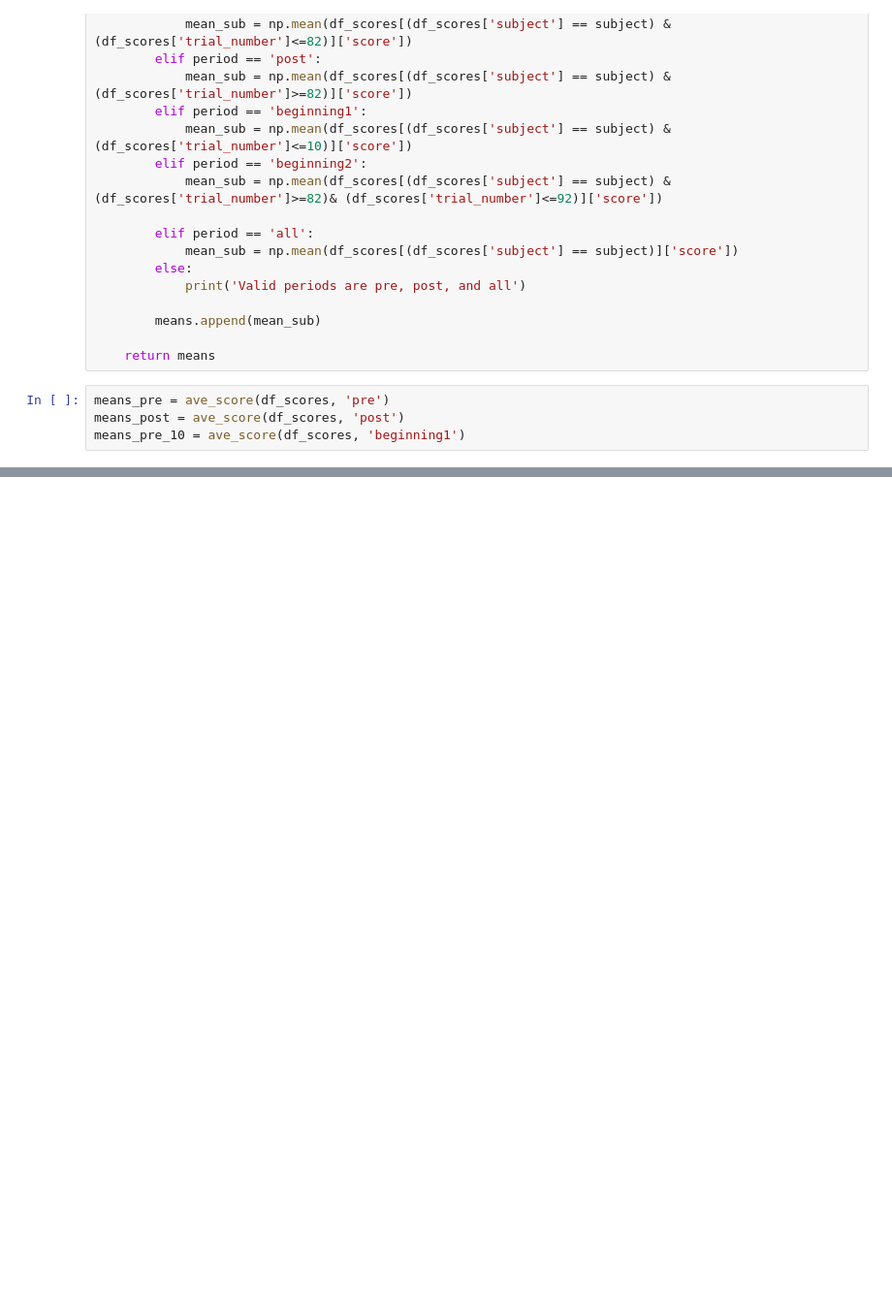
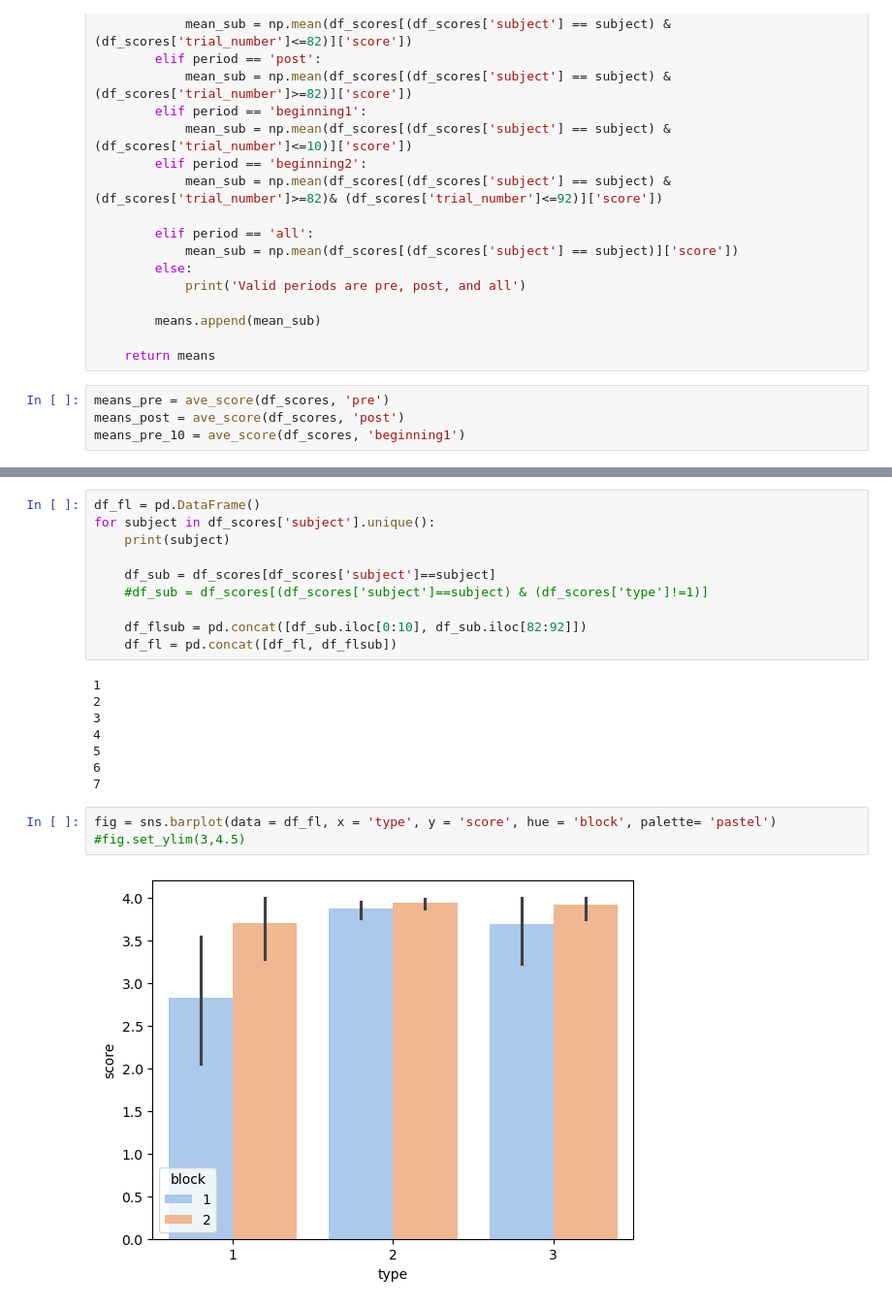
Before and after one commit to haiqin-zhang/AM_stimuli, a Jupyter notebook: stim_scripts/train_analysis/plot_scores.ipynb, the cells around one changed output, grey strips where cells are left out. Shown at 97% size. Saved outputs shown, nothing was run; the diff lists cells and outputs as text; blank space fills up the shorter version.

```diff
--- a/stim_scripts/train_analysis/plot_scores.ipynb
+++ b/stim_scripts/train_analysis/plot_scores.ipynb
@@ -122,0 +201,23 @@ plt.xticks(np.arange(1, 5, 1))
+# %%
+df_fl = pd.DataFrame()
+for subject in df_scores['subject'].unique():
+    print(subject)
+
+    df_sub = df_scores[df_scores['subject']==subject]
+    #df_sub = df_scores[(df_scores['subject']==subject) & (df_scores['type']!=1)]
+
+    df_flsub = pd.concat([df_sub.iloc[0:10], df_sub.iloc[82:92]])
+    df_fl = pd.concat([df_fl, df_flsub])
+# %% [output]
+1
+2
+3
+4
+5
+6
+7
+# %%
+fig = sns.barplot(data = df_fl, x = 'type', y = 'score', hue = 'block', palette= 'pastel')
+#fig.set_ylim(3,4.5)
+# %% [output]
+[figure, added]
```
Also changed, not shown: parts of 11 cells of this notebook, 37 other files.
